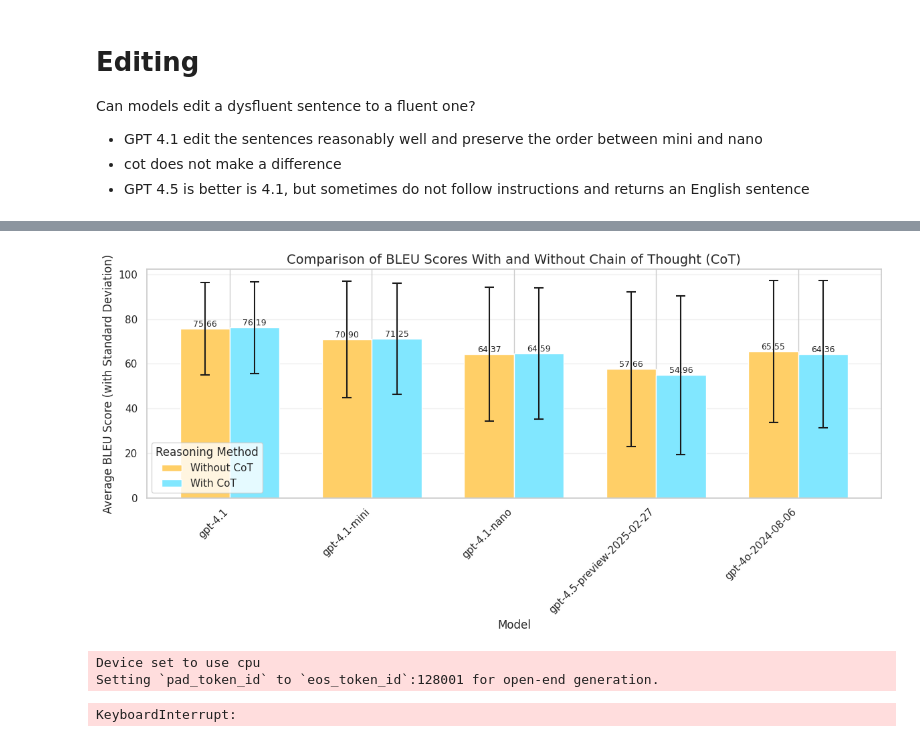
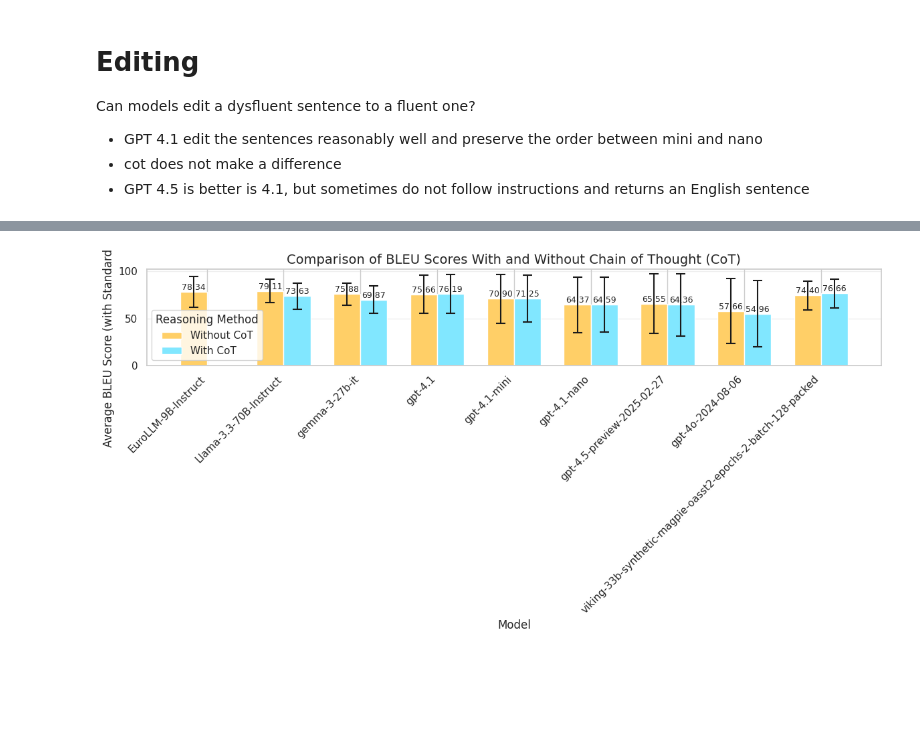
Before and after one commit to MariaBarrett335/translation_quality, a Jupyter notebook: notebooks/flores_fluency.ipynb, the cells around one changed output, grey strips where cells are left out. Saved outputs shown, nothing was run; the diff lists cells and outputs as text; code cells hidden in the pictures; blank space fills up the shorter version.

```diff
--- a/notebooks/flores_fluency.ipynb
+++ b/notebooks/flores_fluency.ipynb
@@ -678,6 +908,6 @@ Observations
 # %%
 
-for model in ['gpt-4.1-mini']:
+for model in ['DeepSeek-V3', 'DeepSeek-R1']+models:
     #df[f'{model}_fluency_score'] = df['translations'].progress_map(lambda x: call_litellm(create_prompt_rating(x), model, max_completion_tokens=1000))
     #df[f'{model}_fluency_score_score'] = df[f'{model}_fluency_score'].map(lambda x:  BeautifulSoup(x, 'html.parser').find('score').text.strip() if BeautifulSoup(x, 'html.parser').find('score') else None)
     #df[f'{model}_fluency_score_score'].fillna(0, inplace=True)
@@ -707,6 +1215,7 @@ plt.show()
 # %%
 # Correlation between human fluency score and model fluency scores
-plot_df = df[['Fluency_score'] + [f'{m}_fluency_score_score' for m in models]].copy().astype(int)
+plot_df = df[['Fluency_score'] + [f'{m}_fluency_score_score' for m in models+deepseek_models]].copy().astype(int)
 plot_df = plot_df.loc[plot_df['gpt-4.1-mini_fluency_score_score'] != 0]
+print('correlation between the human fluency score and the model\'s fluency score' )
 plot_df.corr(method='pearson')['Fluency_score']
 # %% [output]
@@ -849,5 +1581,7 @@ df['references'] = df.apply(
 models = ['gpt-4.1-nano', 'gpt-4.1', 'gpt-4o-2024-08-06', 'gpt-4.5-preview-2025-02-27', 'gpt-4.1-mini']
 bleu = BLEU
 for model in models:
+    print(model)
     df[f'{model}_cot_BLEU'] = df.progress_apply(lambda x: sacrebleu.compute(predictions=[x[f'{model}_edited_sentence_cot']], references=[x['references']])['score'], axis=1)
     df[f'{model}_BLEU'] = df.progress_apply(lambda x: sacrebleu.compute(predictions=[x[f'{model}_edited_sentence']], references=[x['references']])['score'], axis=1)
+df['translation_BLEU'] = df.progress_apply(lambda x: sacrebleu.compute(predictions=[x[f'translations']], references=[x['references']])['score'], axis=1)
@@ -853,0 +1594,21 @@ for model in models:
+# %%
+# calculate the BLEU score
+
+bleu = BLEU
+for model in more_models:
+    print(model)
+    df[f'{model}_cot_BLEU'] = df.progress_apply(
+        lambda x: sacrebleu.compute(
+            predictions=[x[f'{model}_edited_sentence_cot']],
+            references=[x['references']]
+        )['score'] if pd.notna(x[f'{model}_edited_sentence_cot']) else None,
+        axis=1
+    )
+
+    df[f'{model}_BLEU'] = df.progress_apply(
+        lambda x: sacrebleu.compute(
+            predictions=[x[f'{model}_edited_sentence']],
+            references=[x['references']]
+        )['score'] if pd.notna(x[f'{model}_edited_sentence']) else None,
+        axis=1
+    )
@@ -855,12 +1627,15 @@ for model in models:
 def plot_bleu_comparison(df):
     # Extract model names by looking at column names
     columns = df.columns
-    model_names = set(models)
+    model_names = set(models+more_models)
+
+    # Sort models alphabetically for consistent ordering
+    models_list = sorted(list(model_names))
 
     # Prepare data for plotting
     plot_data = []
 
-    for model in model_names:
+    for model in models_list:  # Use models_list here to maintain order
         # Get mean and std BLEU scores (with and without CoT)
         bleu_no_cot_mean = df[f'{model}_BLEU'].mean()
         bleu_no_cot_std = df[f'{model}_BLEU'].std()
@@ -893,7 +1668,6 @@ def plot_bleu_comparison(df):
 
     # Get unique methods and models for positioning
     methods = plot_df['Method'].unique()
-    models_list = sorted(list(model_names))
 
     # Set width of bars
     bar_width = 0.35
@@ -910,6 +1684,9 @@ def plot_bleu_comparison(df):
 
         # Get colors from viridis palette
         colors = plt.cm.managua(np.linspace(0, 1, len(methods)))
+
+        # Ensure method_data is sorted in the same order as models_list
+        method_data = method_data.set_index('Model').loc[models_list].reset_index()
 
         # Plot bars with error bars
         bars = ax.bar(
@@ -926,57 +1703,33 @@ def plot_bleu_comparison(df):
         # Add value labels on top of bars
         for j, bar in enumerate(bars):
             height = bar.get_height()
             ax.text(
                 bar.get_x() + bar.get_width()/2.,
                 height + 0.01,
                 f'{height:.2f}',
                 ha='center',
                 va='bottom',
                 fontsize=9
             )
 
     # Set x-ticks at the center of grouped bars
     ax.set_xticks(positions)
     ax.set_xticklabels(models_list, rotation=45, ha='right')
 
     # Enhance the plot
     plt.title('Comparison of BLEU Scores With and Without Chain of Thought (CoT)', fontsize=14)
     plt.xlabel('Model', fontsize=12)
     plt.ylabel('Average BLEU Score (with Standard Deviation)', fontsize=12)
     plt.grid(axis='y', alpha=0.3)
 
     # Improve legend
     plt.legend(title='Reasoning Method', loc='best')
 
     plt.tight_layout()
-    return plt.gcf()
+    return plt.gcf(), plot_df
 
 # Call the function
-fig = plot_bleu_comparison(df)
+fig, plot_df = plot_bleu_comparison(df)
 plt.show()
 # %% [output]
-[figure, old version]
+[figure, new version]
-# %%
-import torch
-from transformers import pipeline
-
-model_id = "meta-llama/Llama-3.2-3B-Instruct"
-pipe = pipeline(
-    "text-generation",
-    model=model_id,
-    torch_dtype=torch.bfloat16,
-    device_map="auto",
-)
-messages = [
-    {"role": "system", "content": "You are a pirate chatbot who always responds in pirate speak!"},
-    {"role": "user", "content": "Who are you?"},
-]
-outputs = pipe(
-    messages,
-    max_new_tokens=256,
-)
-print(outputs[0]["generated_text"][-1])
-# %% [output]
-Device set to use cpu
-Setting `pad_token_id` to `eos_token_id`:128001 for open-end generation.
-KeyboardInterrupt:
```
Also changed, not shown: parts of 41 cells of this notebook, 2 other files.
